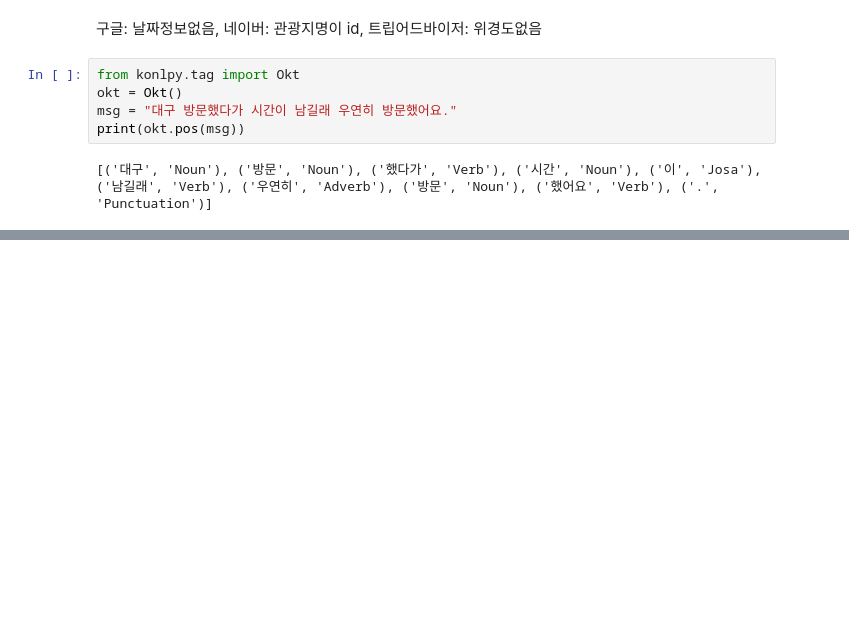
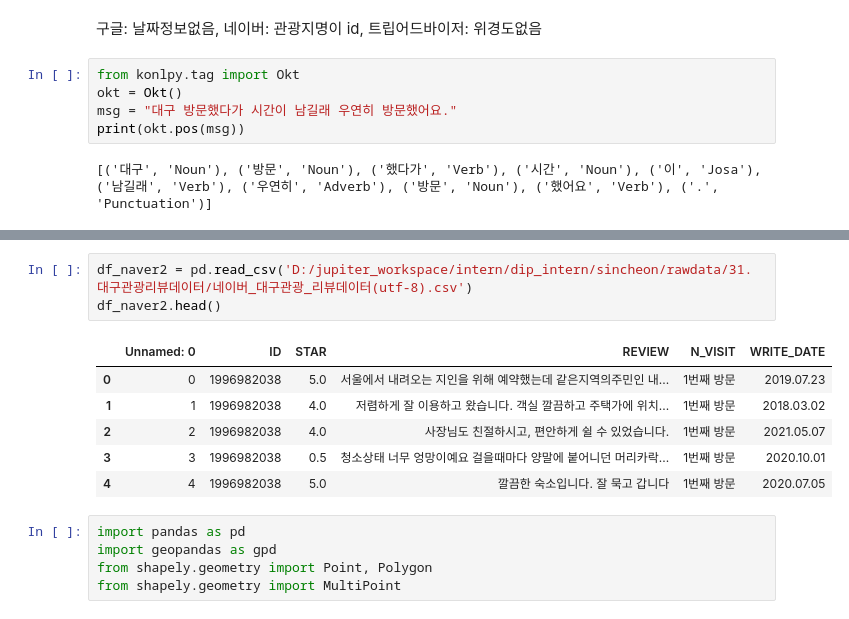
Before and after one commit to 00ddya3/dip_intern, a Jupyter notebook: sincheon/03toursight/sight31.ipynb, the cells around one changed output, grey strips where cells are left out. Drawn from its saved outputs; the diff is of its cells as text; blank space fills up the shorter version.

```diff
--- a/sincheon/sight31.ipynb
+++ b/sincheon/03toursight/sight31.ipynb
@@ -323,0 +337,15 @@ print(okt.pos(msg))
+# %%
+df_naver2 = pd.read_csv('D:/jupiter_workspace/intern/dip_intern/sincheon/rawdata/31. 대구관광리뷰데이터/네이버_대구관광_리뷰데이터(utf-8).csv')
+df_naver2.head()
+# %% [output]
+|  | Unnamed: 0 | ID | STAR | REVIEW | N_VISIT | WRITE_DATE |
+| 0 | 0 | 1996982038 | 5.0 | 서울에서 내려오는 지인을 위해 예약했는데 같은지역의주민인 내... | 1번째 방문 | 2019.07.23 |
+| 1 | 1 | 1996982038 | 4.0 | 저렴하게 잘 이용하고 왔습니다. 객실 깔끔하고 주택가에 위치... | 1번째 방문 | 2018.03.02 |
+| 2 | 2 | 1996982038 | 4.0 | 사장님도 친절하시고, 편안하게 쉴 수 있었습니다. | 1번째 방문 | 2021.05.07 |
+| 3 | 3 | 1996982038 | 0.5 | 청소상태 너무 엉망이예요 걸을때마다 양말에 붙어니던 머리카락... | 1번째 방문 | 2020.10.01 |
+| 4 | 4 | 1996982038 | 5.0 | 깔끔한 숙소입니다. 잘 묵고 갑니다 | 1번째 방문 | 2020.07.05 |
+# %%
+import pandas as pd
+import geopandas as gpd
+from shapely.geometry import Point, Polygon
+from shapely.geometry import MultiPoint
```
Also changed, not shown: parts of 5 cells of this notebook, 20 other files.
